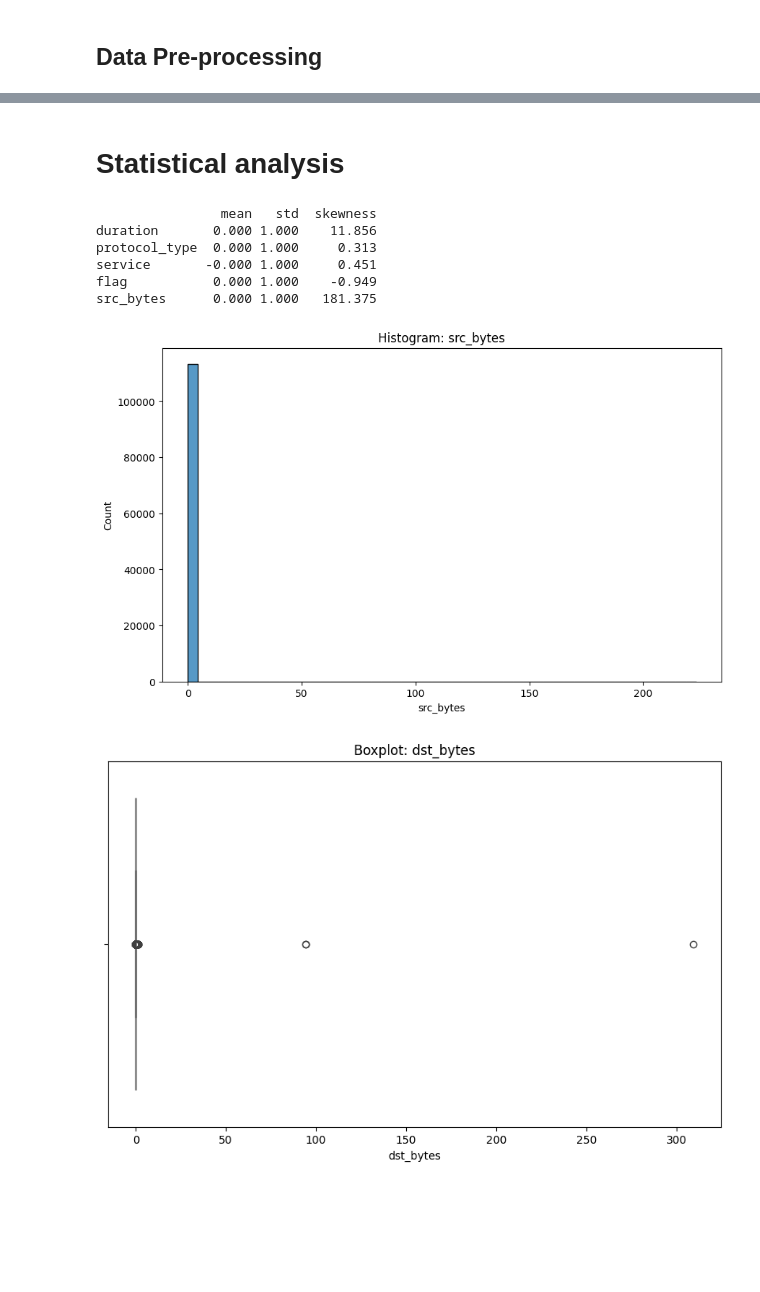
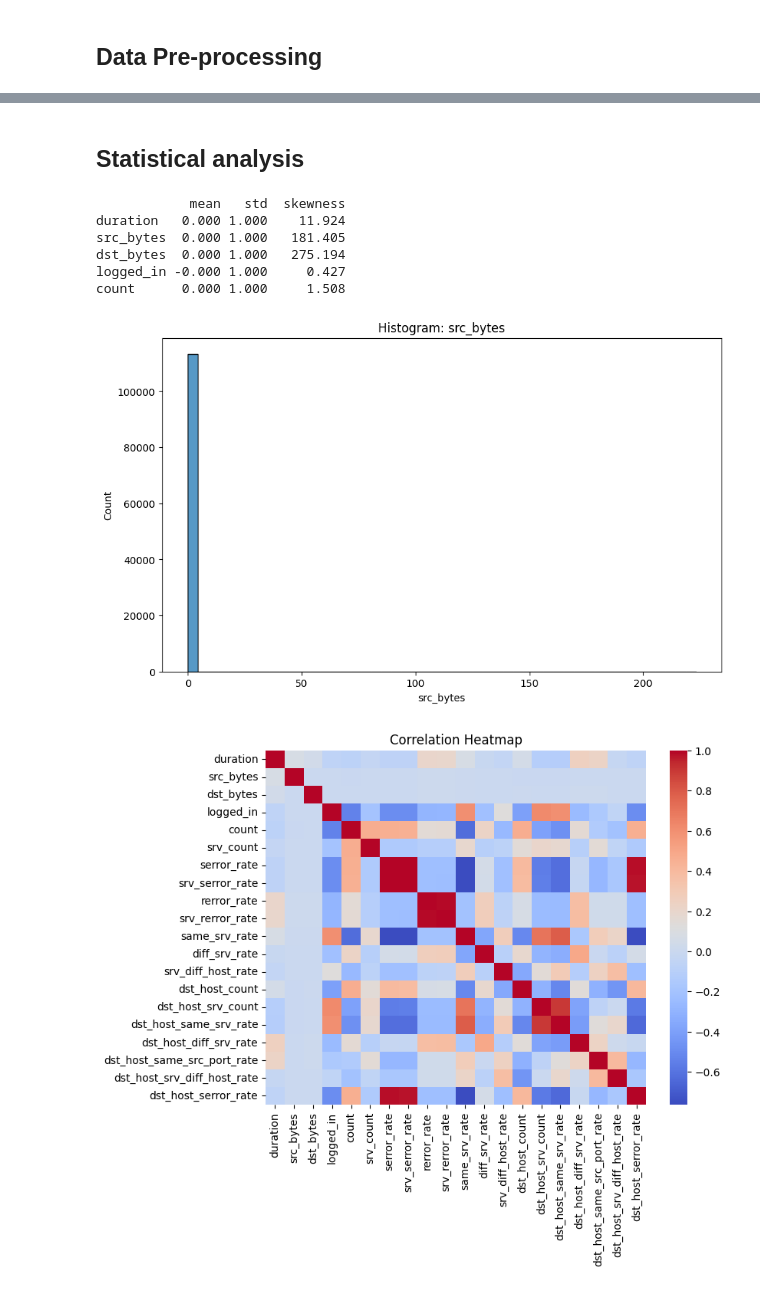
Before and after one commit to Yash-Annapure/Machine_learning_final_project, a Jupyter notebook: final_project_code.ipynb, the cells around one changed output, grey strips where cells are left out. Cells and saved outputs as stored; diff of their text form; code cells hidden in the pictures; blank space fills up the shorter version.

```diff
--- a/final_project_code.ipynb
+++ b/final_project_code.ipynb
@@ -192,11 +193,7 @@ Length: 2, dtype: str
 df['label'] = df['label'].apply(lambda x: 0 if x == 'normal' else 1)
 # %%
-# Encoding categorical features into numeric values.
-categorical_cols = ['protocol_type', 'service', 'flag']
-encoder = LabelEncoder()
-
-for col in categorical_cols:
-    df[col] = encoder.fit_transform(df[col])
+# Encode categorical features
+df = pd.get_dummies(df, columns=['protocol_type','service','flag'])
 # %%
 # Train-test split
 X = df.drop(['label', 'level'], axis=1)
@@ -317,29 +316,25 @@ plt.show()
 # %% [markdown]
-# Statistical analysis
+## Statistical analysis
 # %%
 stats = X_train_scaled.describe().T[['mean','std']]
 stats['skewness'] = X_train_scaled.skew(numeric_only=True)
 print(stats.head())
 # %% [output]
-                mean   std  skewness
-duration       0.000 1.000    11.856
-protocol_type  0.000 1.000     0.313
-service       -0.000 1.000     0.451
-flag           0.000 1.000    -0.949
-src_bytes      0.000 1.000   181.375
+            mean   std  skewness
+duration   0.000 1.000    11.924
+src_bytes  0.000 1.000   181.405
+dst_bytes  0.000 1.000   275.194
+logged_in -0.000 1.000     0.427
+count      0.000 1.000     1.508
 # %%
 sns.histplot(X_train_scaled['src_bytes'], bins=50)
 plt.title("Histogram: src_bytes")
-plt.show()
-
-sns.boxplot(x=X_train_scaled['dst_bytes'])
-plt.title("Boxplot: dst_bytes")
 plt.show()
 
 plt.figure(figsize=(8,6))
 sns.heatmap(X_train_scaled.corr(numeric_only=True), cmap='coolwarm')
 plt.title("Correlation Heatmap")
 plt.show()
 # %% [output]
 [figure]
-[figure, old version]
+[figure, new version]
```
Also changed, not shown: parts of 35 cells of this notebook.
